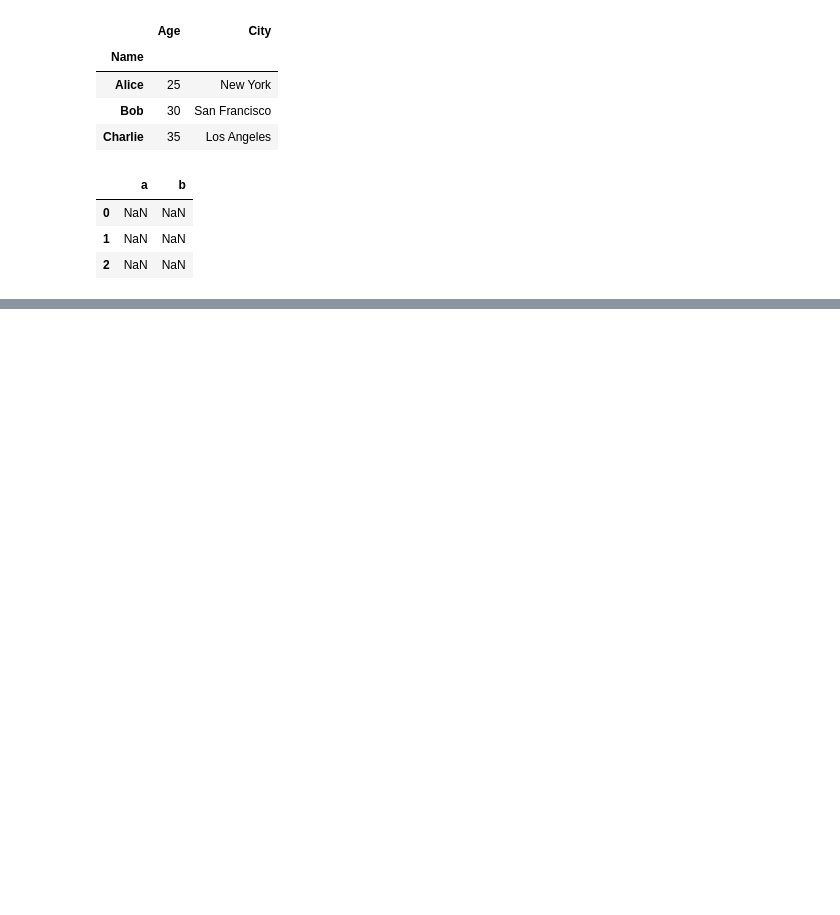
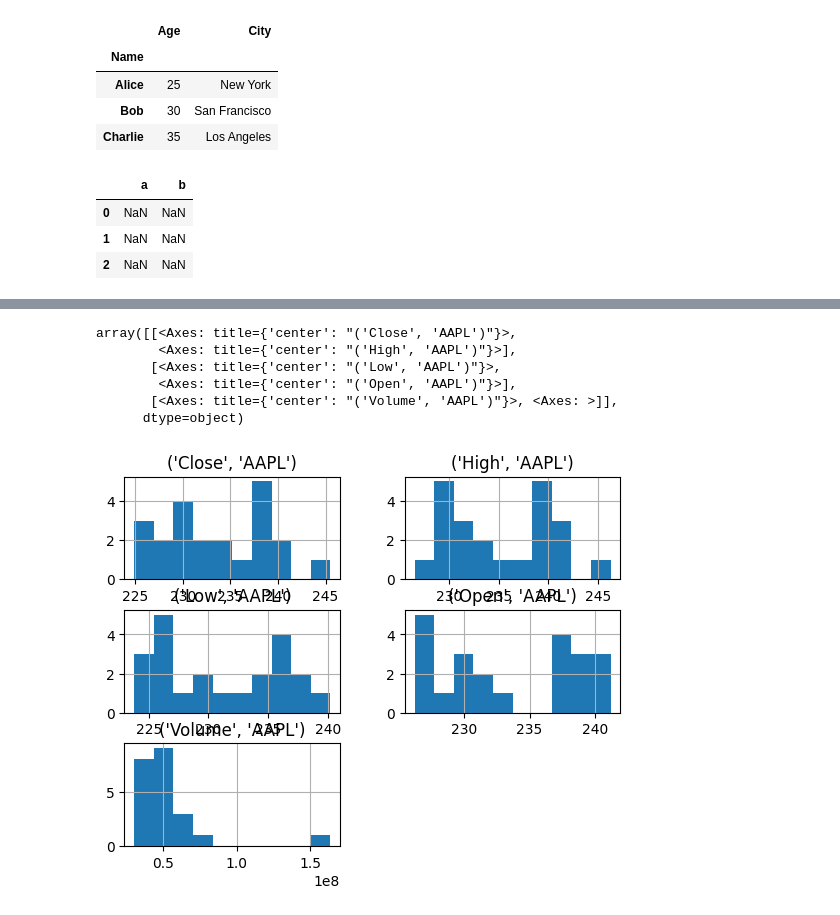
Before and after one commit to miksang0/Numpy-and-Pandas, a Jupyter notebook: Pandas.ipynb, the cells around one changed output, grey strips where cells are left out. Drawn from its saved outputs; the diff is of its cells as text; code cells hidden in the pictures; blank space fills up the shorter version.

```diff
--- a/Pandas.ipynb
+++ b/Pandas.ipynb
@@ -67,0 +240,10 @@ df.to_json('mydata.json')
+# %%
+stock_df.hist()
+# %% [output]
+array([[<Axes: title={'center': "('Close', 'AAPL')"}>,
+        <Axes: title={'center': "('High', 'AAPL')"}>],
+       [<Axes: title={'center': "('Low', 'AAPL')"}>,
+        <Axes: title={'center': "('Open', 'AAPL')"}>],
+       [<Axes: title={'center': "('Volume', 'AAPL')"}>, <Axes: >]],
+      dtype=object)
+[figure, added]
```
Also changed, not shown: parts of 21 cells of this notebook.
